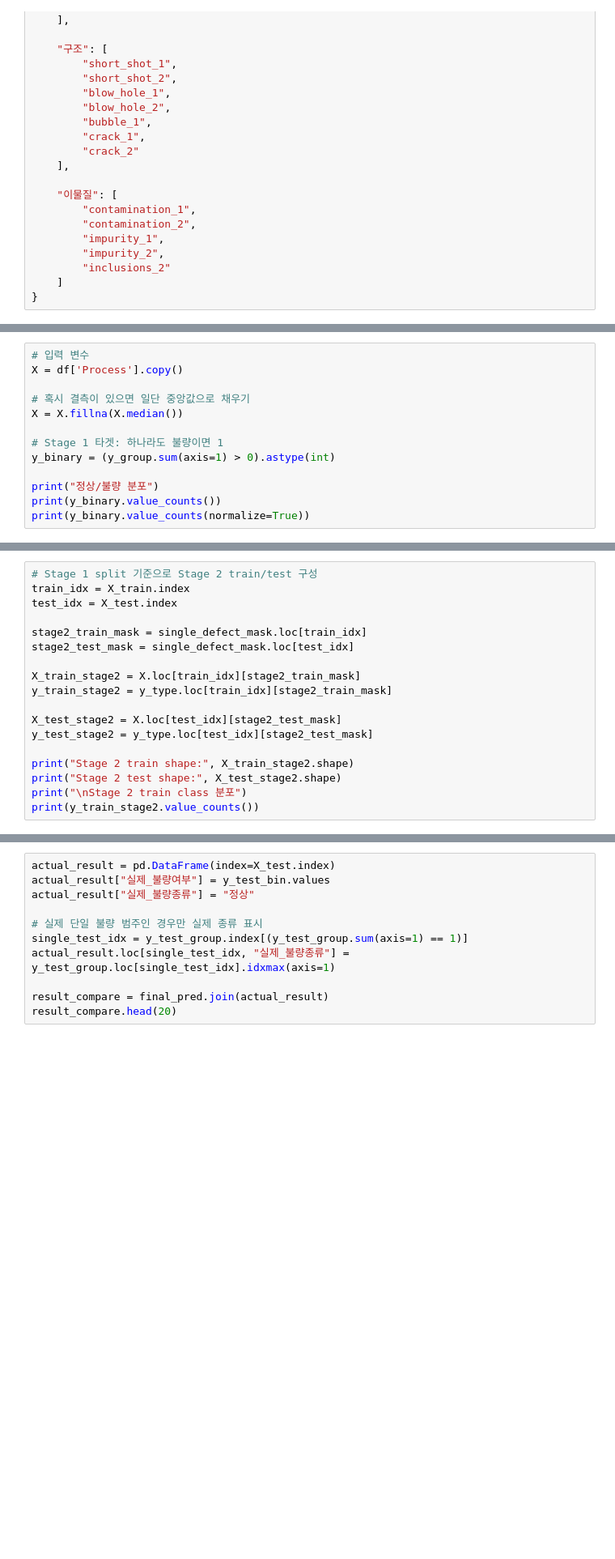
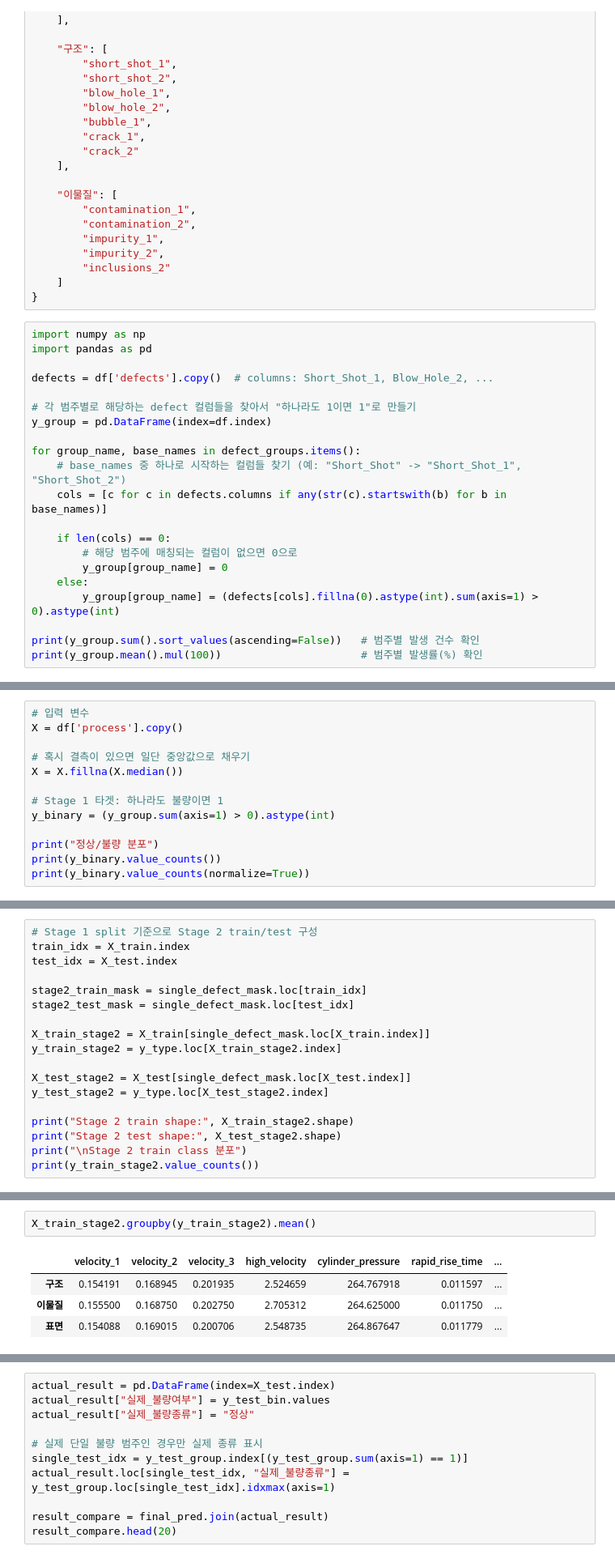
Before and after one commit to dlalswns0211/sparta_project_2_team1, a Jupyter notebook: src/LSB/Friday.ipynb, the cells around one changed output, grey strips where cells are left out. Shown at 81% size. Cells and saved outputs as stored; diff of their text form; blank space fills up the shorter version.

```diff
--- a/src/LSB/Friday.ipynb
+++ b/src/LSB/Friday.ipynb
@@ -80,3 +106,24 @@ defect_groups = {
         "inclusions_2"
     ]
 }
+# %%
+import numpy as np
+import pandas as pd
+
+defects = df['defects'].copy()  # columns: Short_Shot_1, Blow_Hole_2, ...
+
+# 각 범주별로 해당하는 defect 컬럼들을 찾아서 "하나라도 1이면 1"로 만들기
+y_group = pd.DataFrame(index=df.index)
+
+for group_name, base_names in defect_groups.items():
+    # base_names 중 하나로 시작하는 컬럼들 찾기 (예: "Short_Shot" -> "Short_Shot_1", "Short_Shot_2")
+    cols = [c for c in defects.columns if any(str(c).startswith(b) for b in base_names)]
+
+    if len(cols) == 0:
+        # 해당 범주에 매칭되는 컬럼이 없으면 0으로
+        y_group[group_name] = 0
+    else:
+        y_group[group_name] = (defects[cols].fillna(0).astype(int).sum(axis=1) > 0).astype(int)
+
+print(y_group.sum().sort_values(ascending=False))   # 범주별 발생 건수 확인
+print(y_group.mean().mul(100))                      # 범주별 발생률(%) 확인
@@ -83,6 +139,6 @@ defect_groups = {
 # %%
 # 입력 변수
-X = df['Process'].copy()
+X = df['process'].copy()
 
 # 혹시 결측이 있으면 일단 중앙값으로 채우기
 X = X.fillna(X.median())
@@ -159,11 +272,11 @@ test_idx = X_test.index
 stage2_train_mask = single_defect_mask.loc[train_idx]
 stage2_test_mask = single_defect_mask.loc[test_idx]
 
-X_train_stage2 = X.loc[train_idx][stage2_train_mask]
-y_train_stage2 = y_type.loc[train_idx][stage2_train_mask]
+X_train_stage2 = X_train[single_defect_mask.loc[X_train.index]]
+y_train_stage2 = y_type.loc[X_train_stage2.index]
 
-X_test_stage2 = X.loc[test_idx][stage2_test_mask]
-y_test_stage2 = y_type.loc[test_idx][stage2_test_mask]
+X_test_stage2 = X_test[single_defect_mask.loc[X_test.index]]
+y_test_stage2 = y_type.loc[X_test_stage2.index]
 
 print("Stage 2 train shape:", X_train_stage2.shape)
 print("Stage 2 test shape:", X_test_stage2.shape)
@@ -201,3 +354,10 @@ print(classification_report(y_test_stage2, stage2_pred, zero_division=0))
+# %%
+X_train_stage2.groupby(y_train_stage2).mean()
+# %% [output]
+|  | velocity_1 | velocity_2 | velocity_3 | high_velocity | cylinder_pressure | rapid_rise_time | ... |
+| 구조 | 0.154191 | 0.168945 | 0.201935 | 2.524659 | 264.767918 | 0.011597 | ... |
+| 이물질 | 0.155500 | 0.168750 | 0.202750 | 2.705312 | 264.625000 | 0.011750 | ... |
+| 표면 | 0.154088 | 0.169015 | 0.200706 | 2.548735 | 264.867647 | 0.011779 | ... |
 # %%
 # Stage 1 확률 / 예측
 stage1_proba_test = stage1_model.predict_proba(X_test)[:, 1]
```
Also changed, not shown: parts of 14 cells of this notebook.
